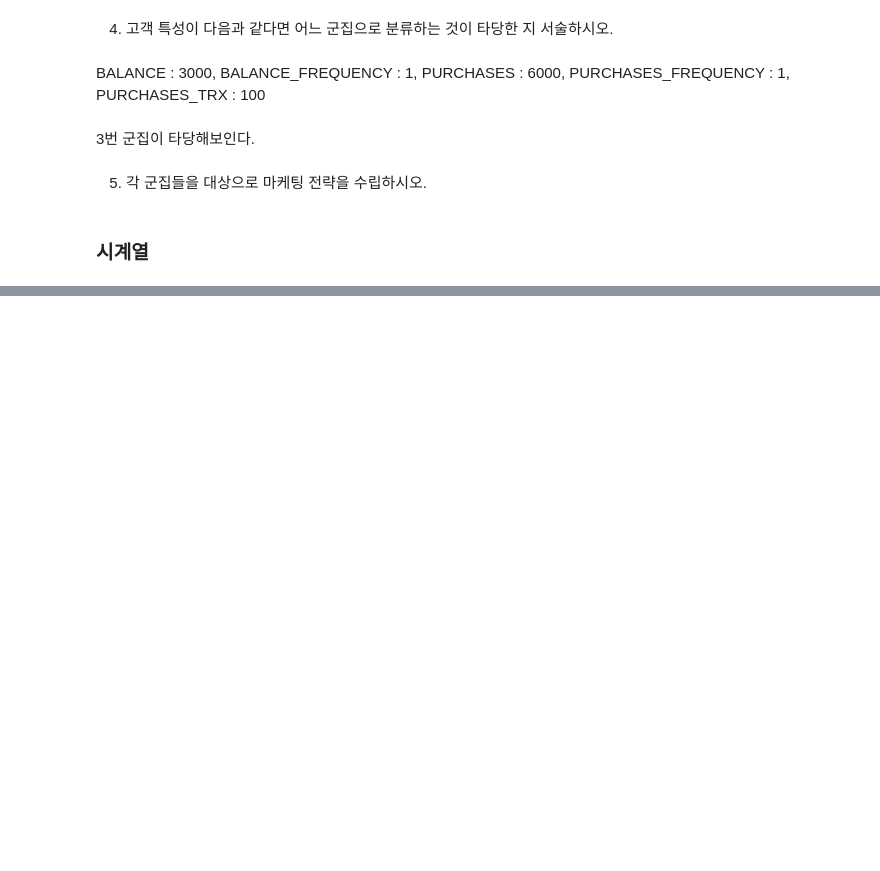
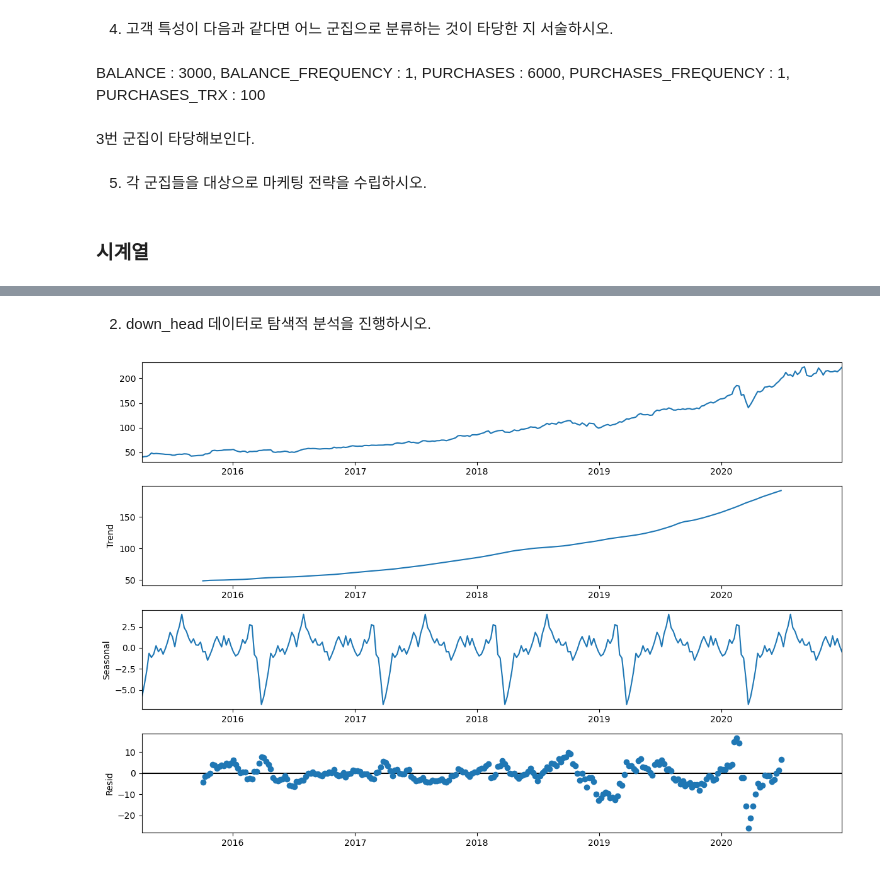
Before and after one commit to Junoflows/ADP, a Jupyter notebook: 교재 정리/교재 연습문제.ipynb, the cells around one changed output, grey strips where cells are left out. Drawn from its saved outputs; the diff is of its cells as text; code cells hidden in the pictures; blank space fills up the shorter version.

```diff
--- a/교재 정리/교재 연습문제.ipynb
+++ b/교재 정리/교재 연습문제.ipynb
@@ -1261,0 +1264,12 @@ BALANCE : 3000, BALANCE_FREQUENCY : 1, PURCHASES : 6000, PURCHASES_FREQUENCY : 1
+# %%
+import pandas as pd
+ms = pd.read_csv('https://raw.githubusercontent.com/algoboni/pythoncodebook1-1/main/practice12_ms_stock.csv')
+ms
+
+ms['Date'] = ms['Date'].astype('datetime64[ns]')
+ms = ms.set_index('Date')
+# print(ms)
+
+down_ms = ms.resample(rule = 'W').mean()
+down_head = down_ms[:300]
+down_tail = down_ms[-14:]
@@ -1261,0 +1293,12 @@ BALANCE : 3000, BALANCE_FREQUENCY : 1, PURCHASES : 6000, PURCHASES_FREQUENCY : 1
+# %% [markdown]
+2. down_head 데이터로 탐색적 분석을 진행하시오.
+# %%
+from statsmodels.tsa.seasonal import seasonal_decompose
+import matplotlib.pyplot as plt
+plt.rcParams['figure.figsize'] = [12, 8]
+result = seasonal_decompose(down_head, model = 'additive')
+result.plot()
+plt.show()
+# 계졀성이 존재해보인다. 주 단위로 평균을 내 다운샘플링한 데이터이므로 주간 계절성이 존재할 것으로 판단됨.
+# %% [output]
+[figure, added]
```
Also changed, not shown: parts of 13 cells of this notebook.
